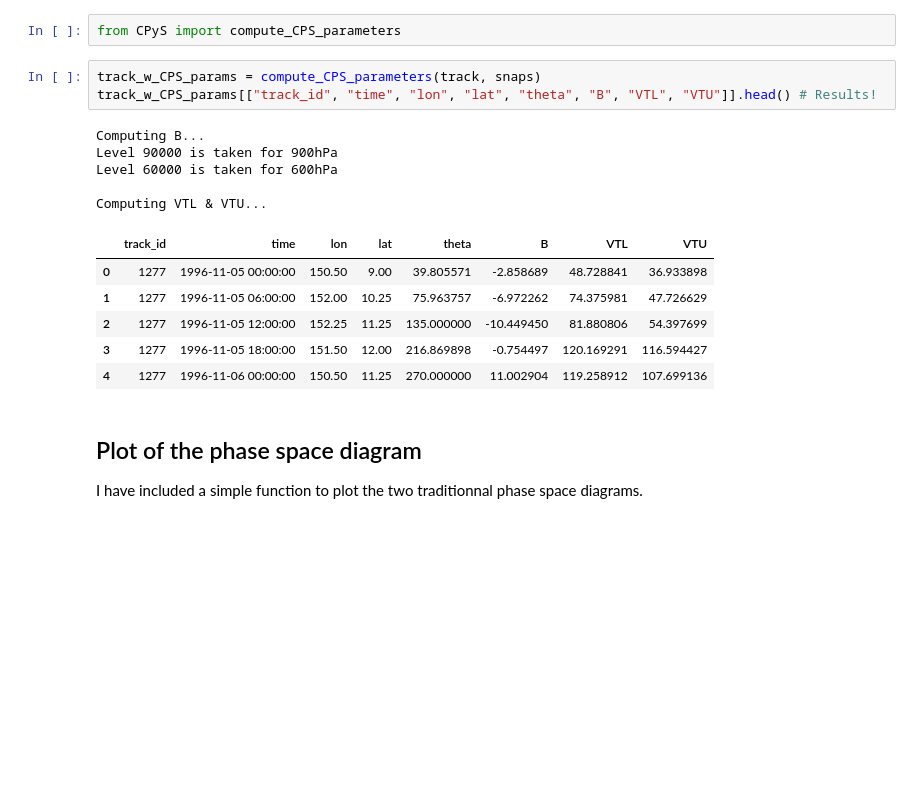
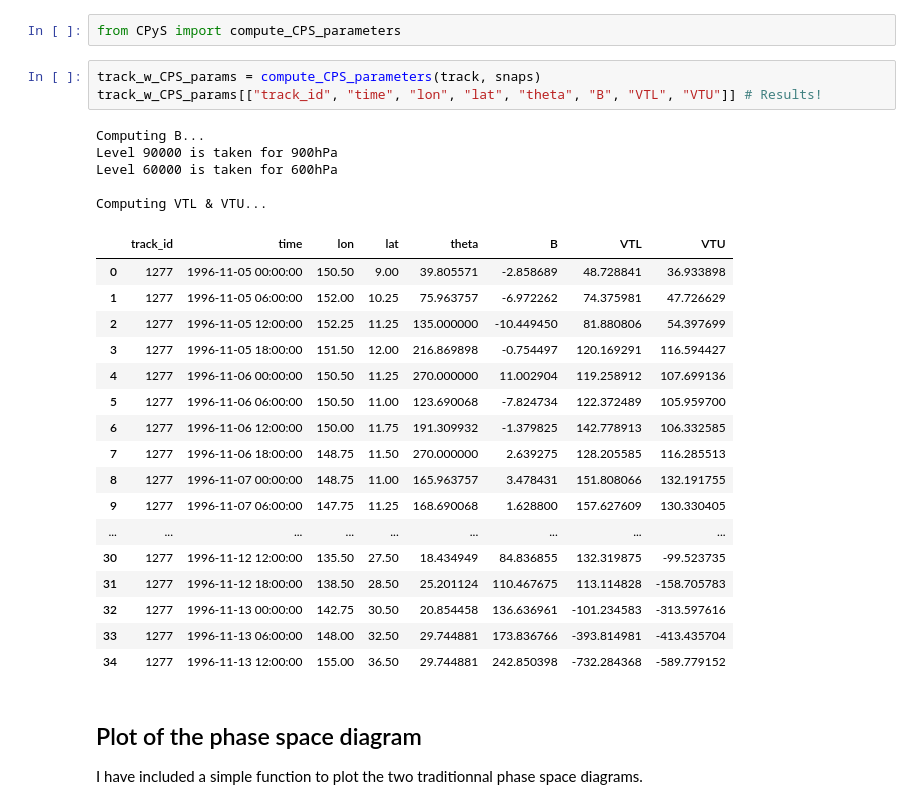
Before and after one commit to stella-bourdin/CPyS, a Jupyter notebook: demo/Demo_CPyS.ipynb, the cells around one changed output. Cells and saved outputs as stored; diff of their text form; blank space fills up the shorter version.

```diff
--- a/demo/Demo_CPyS.ipynb
+++ b/demo/Demo_CPyS.ipynb
@@ -60,19 +83,30 @@ Dimensions without coordinates: snapshot
 from CPyS import compute_CPS_parameters
 # %%
 track_w_CPS_params = compute_CPS_parameters(track, snaps)
-track_w_CPS_params[["track_id", "time", "lon", "lat", "theta", "B", "VTL", "VTU"]].head() # Results!
+track_w_CPS_params[["track_id", "time", "lon", "lat", "theta", "B", "VTL", "VTU"]] # Results!
 # %% [output]
 Computing B...
 Level 90000 is taken for 900hPa
 Level 60000 is taken for 600hPa
 
 Computing VTL & VTU...
 |  | track_id | time | lon | lat | theta | B | VTL | VTU |
 | 0 | 1277 | 1996-11-05 00:00:00 | 150.50 | 9.00 | 39.805571 | -2.858689 | 48.728841 | 36.933898 |
 | 1 | 1277 | 1996-11-05 06:00:00 | 152.00 | 10.25 | 75.963757 | -6.972262 | 74.375981 | 47.726629 |
 | 2 | 1277 | 1996-11-05 12:00:00 | 152.25 | 11.25 | 135.000000 | -10.449450 | 81.880806 | 54.397699 |
 | 3 | 1277 | 1996-11-05 18:00:00 | 151.50 | 12.00 | 216.869898 | -0.754497 | 120.169291 | 116.594427 |
 | 4 | 1277 | 1996-11-06 00:00:00 | 150.50 | 11.25 | 270.000000 | 11.002904 | 119.258912 | 107.699136 |
+| 5 | 1277 | 1996-11-06 06:00:00 | 150.50 | 11.00 | 123.690068 | -7.824734 | 122.372489 | 105.959700 |
+| 6 | 1277 | 1996-11-06 12:00:00 | 150.00 | 11.75 | 191.309932 | -1.379825 | 142.778913 | 106.332585 |
+| 7 | 1277 | 1996-11-06 18:00:00 | 148.75 | 11.50 | 270.000000 | 2.639275 | 128.205585 | 116.285513 |
+| 8 | 1277 | 1996-11-07 00:00:00 | 148.75 | 11.00 | 165.963757 | 3.478431 | 151.808066 | 132.191755 |
+| 9 | 1277 | 1996-11-07 06:00:00 | 147.75 | 11.25 | 168.690068 | 1.628800 | 157.627609 | 130.330405 |
+| ... | ... | ... | ... | ... | ... | ... | ... | ... |
+| 30 | 1277 | 1996-11-12 12:00:00 | 135.50 | 27.50 | 18.434949 | 84.836855 | 132.319875 | -99.523735 |
+| 31 | 1277 | 1996-11-12 18:00:00 | 138.50 | 28.50 | 25.201124 | 110.467675 | 113.114828 | -158.705783 |
+| 32 | 1277 | 1996-11-13 00:00:00 | 142.75 | 30.50 | 20.854458 | 136.636961 | -101.234583 | -313.597616 |
+| 33 | 1277 | 1996-11-13 06:00:00 | 148.00 | 32.50 | 29.744881 | 173.836766 | -393.814981 | -413.435704 |
+| 34 | 1277 | 1996-11-13 12:00:00 | 155.00 | 36.50 | 29.744881 | 242.850398 | -732.284368 | -589.779152 |
 # %% [markdown]
 ## Plot of the phase space diagram
 I have included a simple function to plot the two traditionnal phase space diagrams.
```
Also changed, not shown: parts of 4 cells of this notebook, 1 other file.
